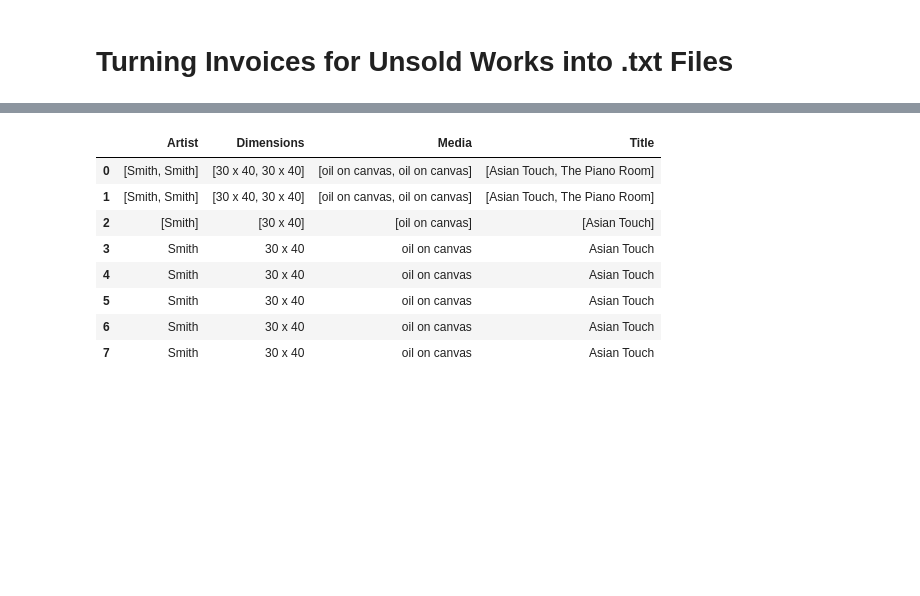
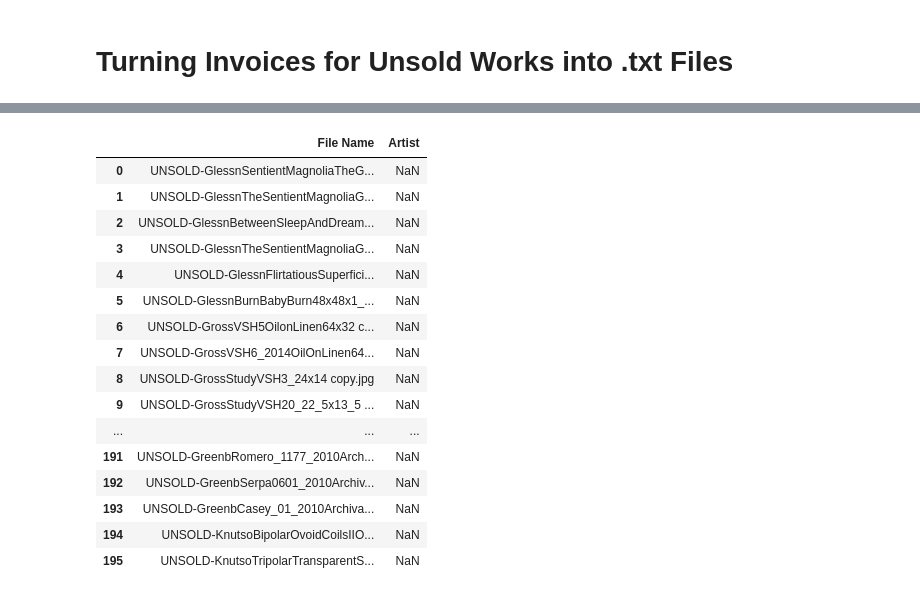
Before and after one commit to aulorbe/What-Makes-Art-Sell, a Jupyter notebook: Notebook_2.ipynb, the cells around one changed output, grey strips where cells are left out. Saved outputs shown, nothing was run; the diff lists cells and outputs as text; code cells hidden in the pictures; blank space fills up the shorter version.

```diff
--- a/Notebook_2.ipynb
+++ b/Notebook_2.ipynb
@@ -22,0 +24,7 @@ for file in file_names:
+# %%
+unsold_file_names = []
+
+for folder in os.listdir('/Users/flatironschool/Final-Project/Images_NOTSOLD'):
+
+    for file in os.listdir(f'/Users/flatironschool/Final-Project/Images_NOTSOLD/{folder}'):
+        unsold_file_names.append(file)
@@ -30,16 +62,6 @@ unsold_df = {'Artist': artist, 'Dimensions': dim, 'Media': med, 'Title': title}
+# %%
+unsold_df = {'File Name': unsold_file_names}
 # %%
 import pandas as pd
 
-test = pd.DataFrame(unsold_df)
+unsold_df = pd.DataFrame(unsold_df)
-# %%
-test
-# %% [output]
-|  | Artist | Dimensions | Media | Title |
-| 0 | [Smith, Smith] | [30 x 40, 30 x 40] | [oil on canvas, oil on canvas] | [Asian Touch, The Piano Room] |
-| 1 | [Smith, Smith] | [30 x 40, 30 x 40] | [oil on canvas, oil on canvas] | [Asian Touch, The Piano Room] |
-| 2 | [Smith] | [30 x 40] | [oil on canvas] | [Asian Touch] |
-| 3 | Smith | 30 x 40 | oil on canvas | Asian Touch |
-| 4 | Smith | 30 x 40 | oil on canvas | Asian Touch |
-| 5 | Smith | 30 x 40 | oil on canvas | Asian Touch |
-| 6 | Smith | 30 x 40 | oil on canvas | Asian Touch |
-| 7 | Smith | 30 x 40 | oil on canvas | Asian Touch |
@@ -58,0 +68,22 @@ for i in range(0,len(smith_artist)):
+# %%
+pd.set_option('display.max_rows', None)
+
+unsold_df
+# %% [output]
+|  | File Name | Artist |
+| 0 | UNSOLD-GlessnSentientMagnoliaTheG... | NaN |
+| 1 | UNSOLD-GlessnTheSentientMagnoliaG... | NaN |
+| 2 | UNSOLD-GlessnBetweenSleepAndDream... | NaN |
+| 3 | UNSOLD-GlessnTheSentientMagnoliaG... | NaN |
+| 4 | UNSOLD-GlessnFlirtatiousSuperfici... | NaN |
+| 5 | UNSOLD-GlessnBurnBabyBurn48x48x1_... | NaN |
+| 6 | UNSOLD-GrossVSH5OilonLinen64x32 c... | NaN |
+| 7 | UNSOLD-GrossVSH6_2014OilOnLinen64... | NaN |
+| 8 | UNSOLD-GrossStudyVSH3_24x14 copy.jpg | NaN |
+| 9 | UNSOLD-GrossStudyVSH20_22_5x13_5 ... | NaN |
+| ... | ... | ... |
+| 191 | UNSOLD-GreenbRomero_1177_2010Arch... | NaN |
+| 192 | UNSOLD-GreenbSerpa0601_2010Archiv... | NaN |
+| 193 | UNSOLD-GreenbCasey_01_2010Archiva... | NaN |
+| 194 | UNSOLD-KnutsoBipolarOvoidCoilsIIO... | NaN |
+| 195 | UNSOLD-KnutsoTripolarTransparentS... | NaN |
```
Also changed, not shown: parts of 25 cells of this notebook, 3 other files.
